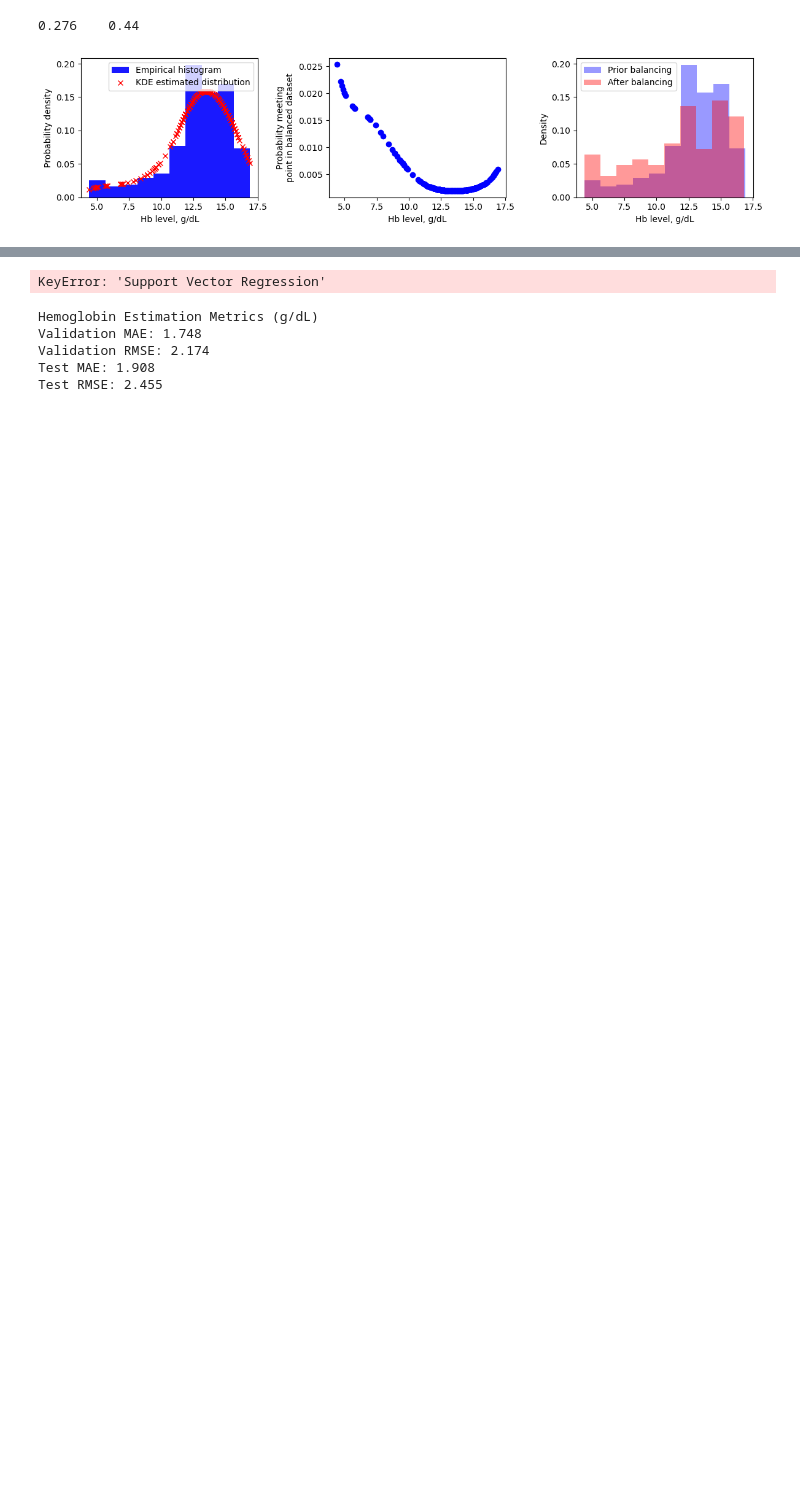
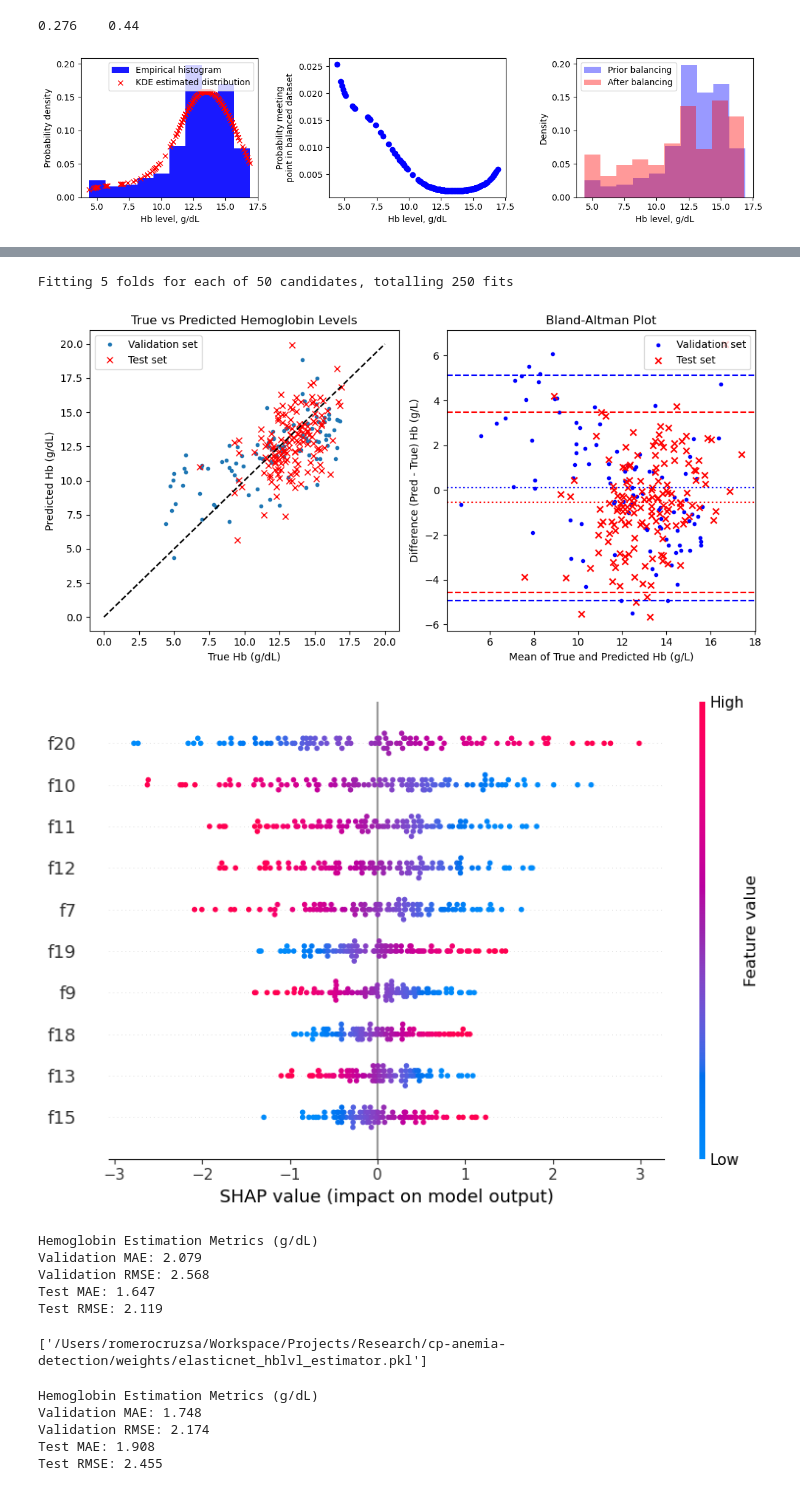
Before and after one commit to romerocruzsa/cp-anemia-detection, a Jupyter notebook: notebooks/model_compression/paper_prototyping.ipynb, the cells around one changed output, grey strips where cells are left out. Cells and saved outputs as stored; diff of their text form; code cells hidden in the pictures; blank space fills up the shorter version.

Commit message:
feat: Prototyped ML model for Hb estimation

```diff
--- a/notebooks/model_compression/paper_prototyping.ipynb
+++ b/notebooks/model_compression/paper_prototyping.ipynb
@@ -436,12 +436,14 @@ pipeline = Pipeline([
     ('scaler', RobustScaler()),
     ('regressor', model)
 ])
+
 grid = GridSearchCV(pipeline, param_grids, cv=cv_scheme, scoring=scoring, return_train_score=True, verbose=1)
 grid.fit(X, y)
 best_model = grid.best_estimator_
 y_pred_val = cross_val_predict(best_model, X, y, cv=cv_scheme)
 best_model.fit(X, y)
 y_pred_test = best_model.predict(X_test)
+
 val_mae = mean_absolute_error(y, y_pred_val)
 val_mse = mean_squared_error(y, y_pred_val, squared=True)
 val_rmse = mean_squared_error(y, y_pred_val, squared=False)
@@ -481,35 +483,44 @@ axs[1].set_title("Bland-Altman Plot")
 axs[1].set_xlabel("Mean of True and Predicted Hb (g/L)")
 axs[1].set_ylabel("Difference (Pred - True) Hb (g/L)")
 axs[1].legend()
 
 plt.tight_layout()
 plt.show()
 
 model = best_model.named_steps["regressor"]
 scaler = best_model.named_steps["scaler"]
 X_explain_scaled = scaler.transform(X[:100])
 X_background_scaled = scaler.transform(X)
 
 explainer = shap.LinearExplainer(model, X_background_scaled)
 shap_values = explainer(X_explain_scaled)
 shap.summary_plot(shap_values, features=X, feature_names=[f"f{i}" for i in range(X.shape[1])], max_display=10)
 
 # --- Evaluation ---
 metrics = {
     "Validation MAE": val_mae,
     "Validation RMSE": val_rmse,
     "Test MAE": test_mae,
     "Test RMSE": test_rmse
 }
 
 # --- Output Metrics ---
 print("\nHemoglobin Estimation Metrics (g/dL)")
 for k, v in metrics.items():
     print(f"{k}: {v:.3f}")
 
-joblib.dump(best_model, "elasticnet_hblvl_estimator.pkl")
+weights_dir = "/Users/romerocruzsa/Workspace/Projects/Research/cp-anemia-detection/weights"
+joblib.dump(best_model, f"{weights_dir}/elasticnet_hblvl_estimator.pkl")
 # %% [output]
-KeyError: 'Support Vector Regression'
+Fitting 5 folds for each of 50 candidates, totalling 250 fits
+[figure, added]
+[figure, added]
+Hemoglobin Estimation Metrics (g/dL)
+Validation MAE: 2.079
+Validation RMSE: 2.568
+Test MAE: 1.647
+Test RMSE: 2.119
+['/Users/romerocruzsa/Workspace/Projects/Research/cp-anemia-detection/weights/elasticnet_hblvl_estimator.pkl']
 # %%
 import numpy as np
 import pandas as pd
```
Also changed, not shown: parts of 4 cells of this notebook, 1 other file.
